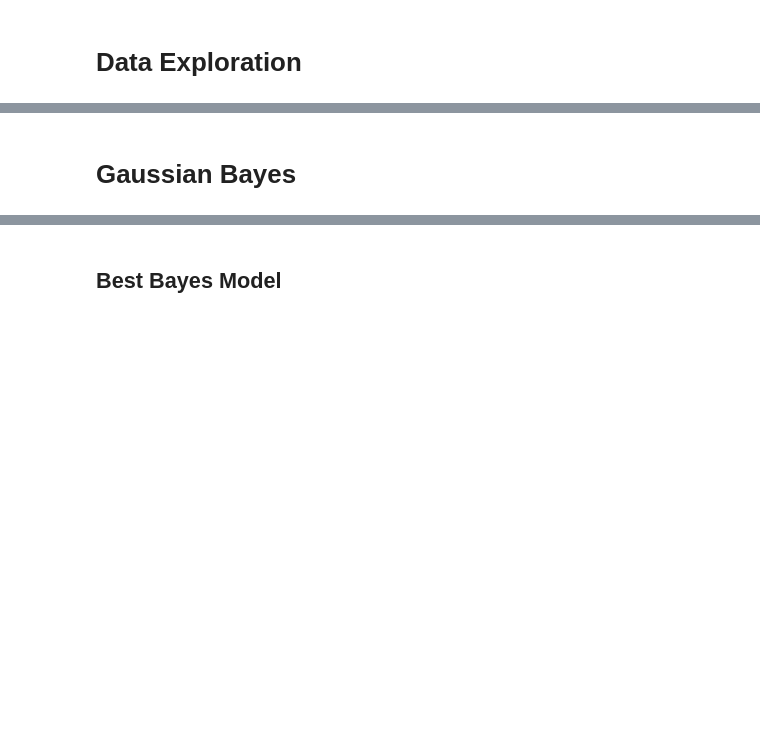
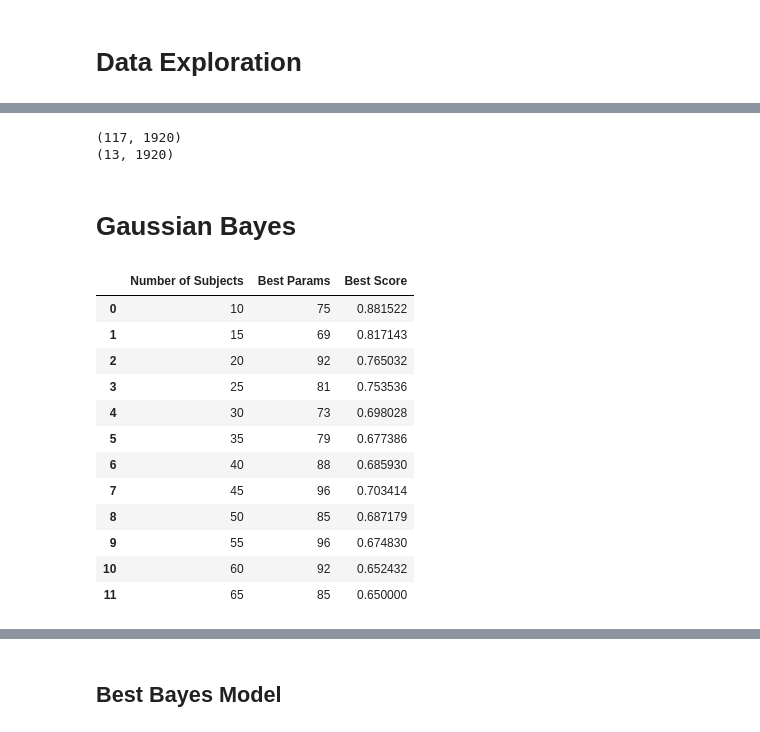
Before and after one commit to Dkashkett/Image_classification_, a Jupyter notebook: Task2.ipynb, the cells around one changed output, grey strips where cells are left out. Cells and saved outputs as stored; diff of their text form; code cells hidden in the pictures; blank space fills up the shorter version.

```diff
--- a/Task2.ipynb
+++ b/Task2.ipynb
@@ -168,2 +158,15 @@ pcplot3d()
+# %%
+#create face dataset
+data, labels = make_pose_dataset(raw_pose, num_subjects=10, augmented=False)
+#split data into train and test
+X_train, X_test, y_train, y_test = train_test_split(data, labels,
+                                                    test_size=0.1, random_state=42, shuffle='true', stratify=labels)
+X_train = X_train/255
+X_test = X_test/255
+print(X_train.shape)
+print(X_test.shape)
+# %% [output]
+(117, 1920)
+(13, 1920)
 # %% [markdown]
 # Gaussian Bayes
@@ -183,0 +173,37 @@ pipes = [pipe_without_scaling, pipe_with_scaling]
+# %%
+def bayes_training():
+    best_score = []
+    best_params = []
+    with_scaling = []
+    num_sub = [10, 15, 20, 25, 30, 35, 40, 45, 50, 55, 60, 65]
+    trained_models = []
+
+    param_grid = {
+    'pca__n_components': [i for i in range(1,100)]
+    }
+
+    for i in range(len(num_sub)):
+        data, labels = make_pose_dataset(raw_pose, num_subjects=num_sub[i], augmented=False)
+        X_train, X_test, y_train, y_test = train_test_split(data, labels,
+                                                        test_size=0.15,
+                                                        random_state=42,
+                                                        shuffle='true',
+                                                        stratify=labels)
+        gnb = GaussianNB()
+        pca = PCA()
+
+        X_train = X_train/255
+        X_test = X_test/255
+
+        pipe = Pipeline(steps=[('pca', pca), ('bayes', gnb)])
+        search = GridSearchCV(pipe, param_grid, scoring='accuracy', n_jobs=-1, cv=5)
+        search.fit(X_train, y_train)
+        best_score.append(search.best_score_)
+        best_params.append(search.best_params_)
+        trained_models.append(search)
+
+    results_og = pd.DataFrame({'Number of Subjects':num_sub,
+                               'Best Params':[i['pca__n_components'] for i in best_params],
+                               'Best Training Score': best_score})
+
+    return results_og, trained_models
@@ -183,0 +221,16 @@ pipes = [pipe_without_scaling, pipe_with_scaling]
+# %%
+results
+# %% [output]
+|  | Number of Subjects | Best Params | Best Score |
+| 0 | 10 | 75 | 0.881522 |
+| 1 | 15 | 69 | 0.817143 |
+| 2 | 20 | 92 | 0.765032 |
+| 3 | 25 | 81 | 0.753536 |
+| 4 | 30 | 73 | 0.698028 |
+| 5 | 35 | 79 | 0.677386 |
+| 6 | 40 | 88 | 0.685930 |
+| 7 | 45 | 96 | 0.703414 |
+| 8 | 50 | 85 | 0.687179 |
+| 9 | 55 | 96 | 0.674830 |
+| 10 | 60 | 92 | 0.652432 |
+| 11 | 65 | 85 | 0.650000 |
```
Also changed, not shown: parts of 25 cells of this notebook.
